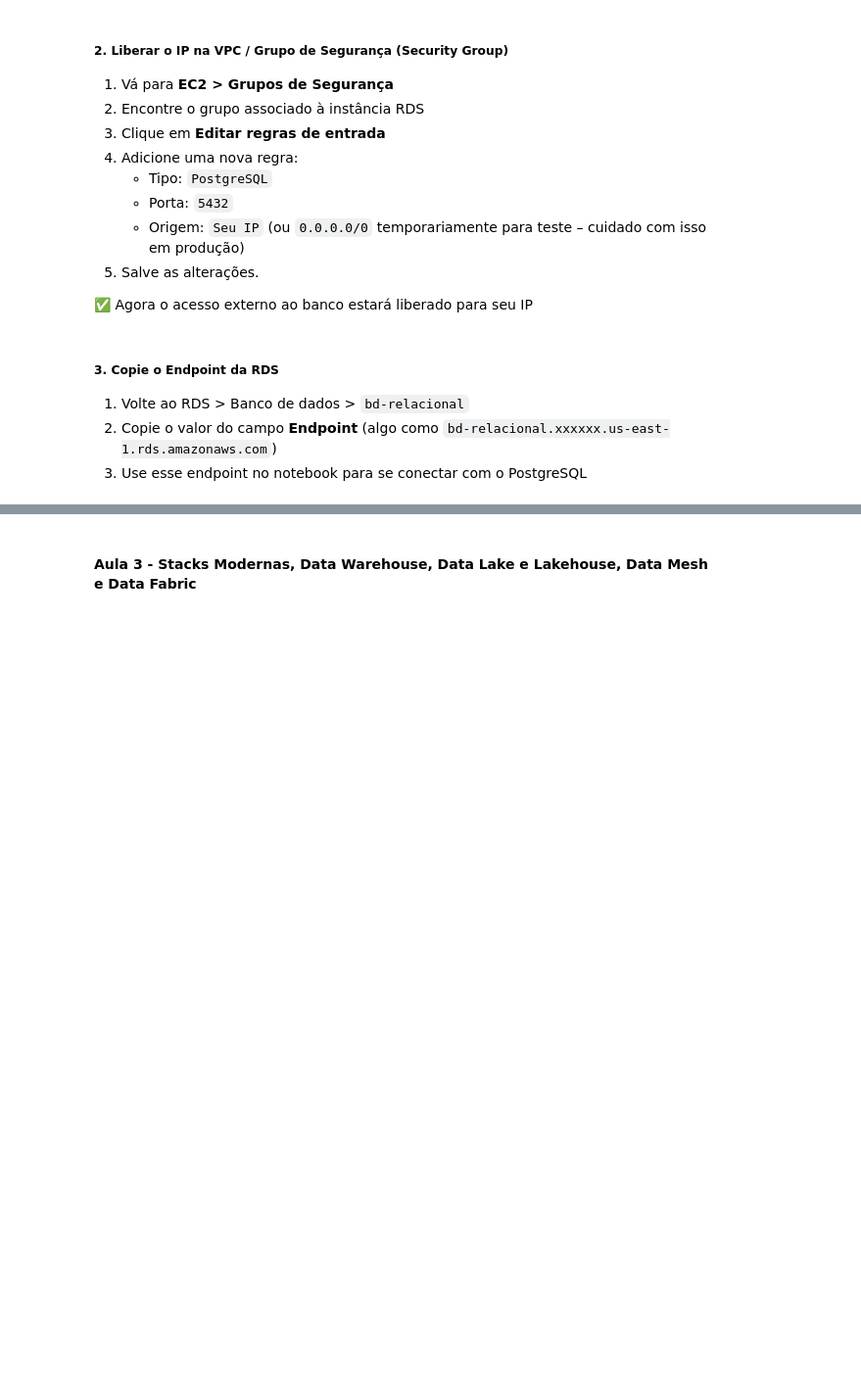
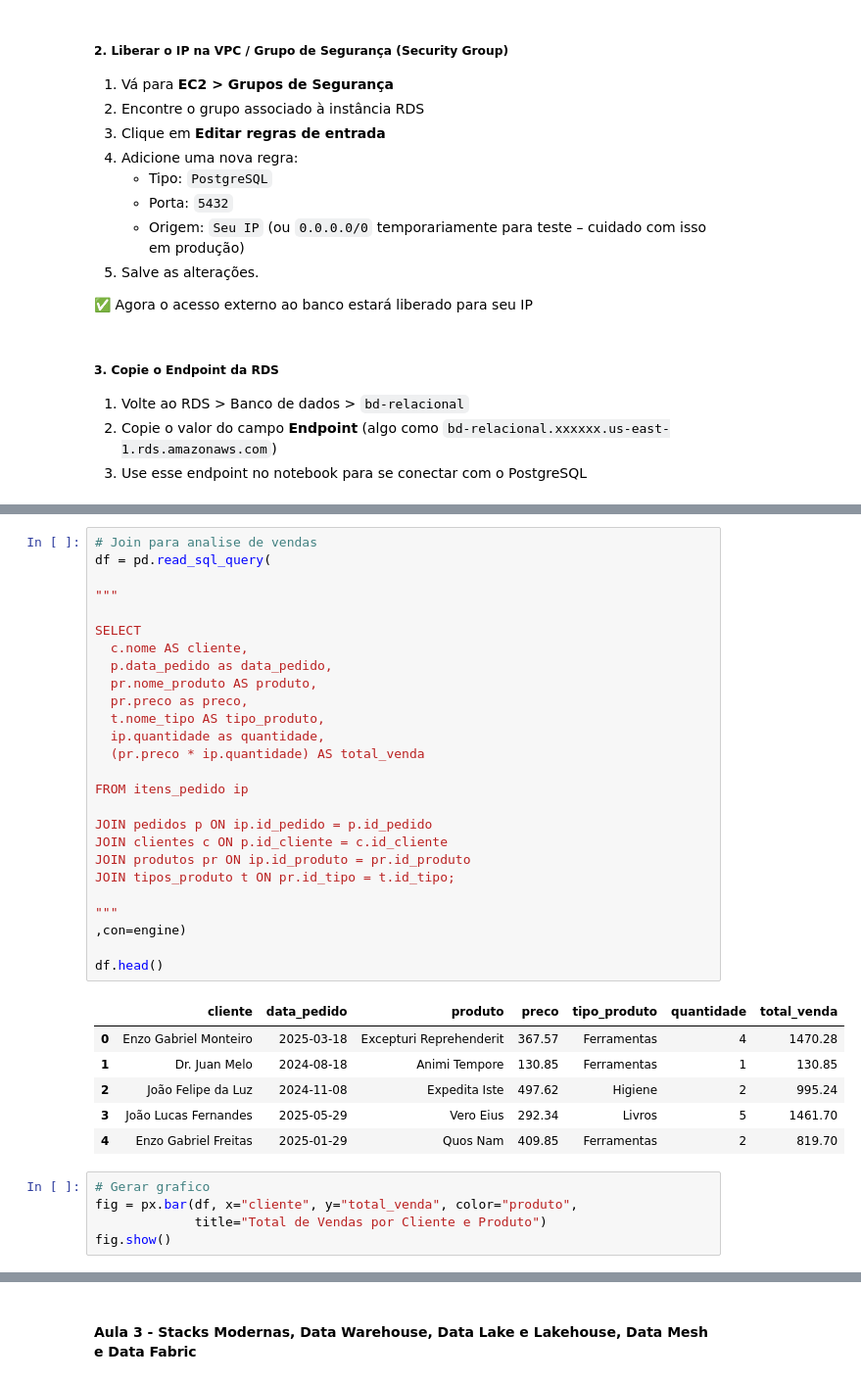
Before and after one commit to RicardViana/fiap-Big-Data, a Jupyter notebook: fundamentos_de_bancos_de_dados_relacionais_e_nosql.ipynb, the cells around one changed output, grey strips where cells are left out. Shown at 98% size. Saved outputs shown, nothing was run; the diff lists cells and outputs as text; blank space fills up the shorter version.

```diff
--- a/fundamentos_de_bancos_de_dados_relacionais_e_nosql.ipynb
+++ b/fundamentos_de_bancos_de_dados_relacionais_e_nosql.ipynb
@@ -188,0 +404,38 @@ Arn: arn:aws:sts::430854566059:assumed-role/voclabs/user4308167=ricardviana1@gma
+# %%
+# Join para analise de vendas
+df = pd.read_sql_query(
+
+"""
+
+SELECT
+  c.nome AS cliente,
+  p.data_pedido as data_pedido,
+  pr.nome_produto AS produto,
+  pr.preco as preco,
+  t.nome_tipo AS tipo_produto,
+  ip.quantidade as quantidade,
+  (pr.preco * ip.quantidade) AS total_venda
+
+FROM itens_pedido ip
+
+JOIN pedidos p ON ip.id_pedido = p.id_pedido
+JOIN clientes c ON p.id_cliente = c.id_cliente
+JOIN produtos pr ON ip.id_produto = pr.id_produto
+JOIN tipos_produto t ON pr.id_tipo = t.id_tipo;
+
+"""
+,con=engine)
+
+df.head()
+# %% [output]
+|  | cliente | data_pedido | produto | preco | tipo_produto | quantidade | total_venda |
+| 0 | Enzo Gabriel Monteiro | 2025-03-18 | Excepturi Reprehenderit | 367.57 | Ferramentas | 4 | 1470.28 |
+| 1 | Dr. Juan Melo | 2024-08-18 | Animi Tempore | 130.85 | Ferramentas | 1 | 130.85 |
+| 2 | João Felipe da Luz | 2024-11-08 | Expedita Iste | 497.62 | Higiene | 2 | 995.24 |
+| 3 | João Lucas Fernandes | 2025-05-29 | Vero Eius | 292.34 | Livros | 5 | 1461.70 |
+| 4 | Enzo Gabriel Freitas | 2025-01-29 | Quos Nam | 409.85 | Ferramentas | 2 | 819.70 |
+# %%
+# Gerar grafico
+fig = px.bar(df, x="cliente", y="total_venda", color="produto",
+             title="Total de Vendas por Cliente e Produto")
+fig.show()
```
Also changed, not shown: parts of 21 cells of this notebook.
